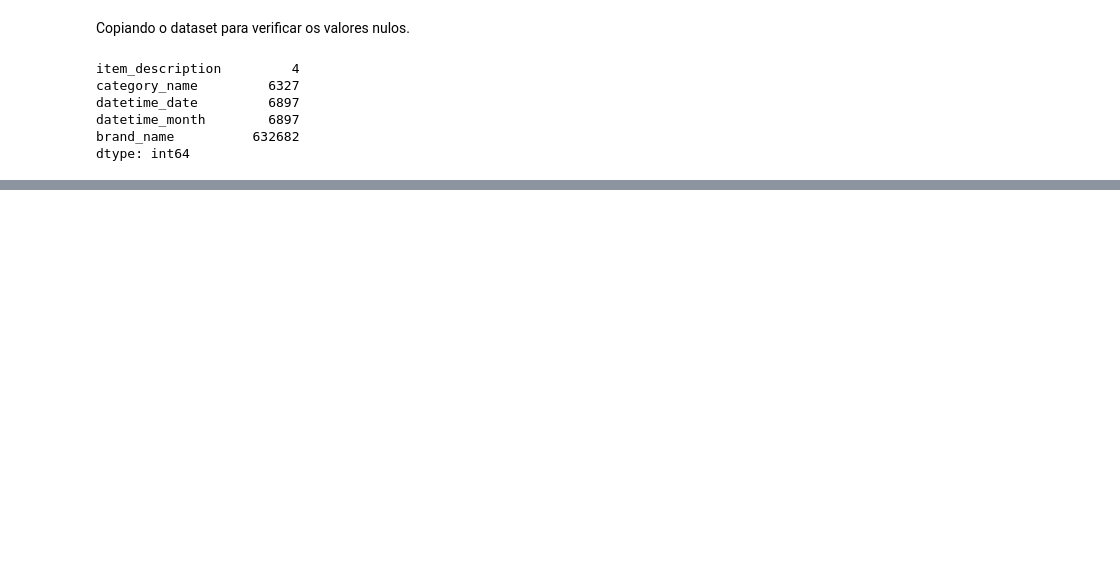
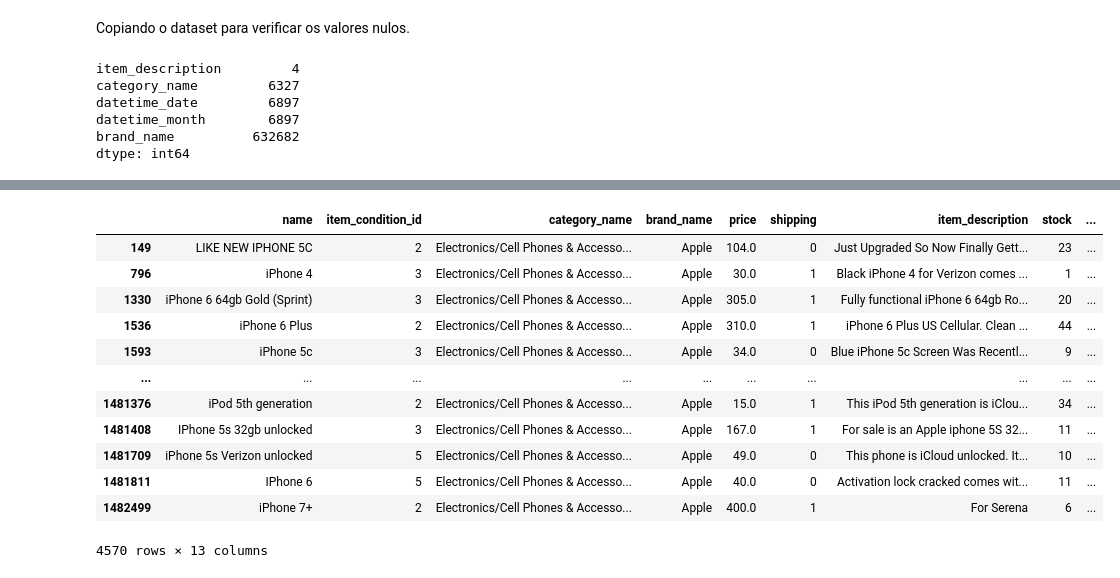
Before and after one commit to anachavesv8/Bootcamp_Blue, a Jupyter notebook: EDA.ipynb, the cells around one changed output, grey strips where cells are left out. Saved outputs shown, nothing was run; the diff lists cells and outputs as text; code cells hidden in the pictures; blank space fills up the shorter version.

```diff
--- a/EDA.ipynb
+++ b/EDA.ipynb
@@ -372,0 +420,16 @@ dtype: int64
+# %%
+Cell
+# %% [output]
+|  | name | item_condition_id | category_name | brand_name | price | shipping | item_description | stock | ... |
+| 149 | LIKE NEW IPHONE 5C | 2 | Electronics/Cell Phones & Accesso... | Apple | 104.0 | 0 | Just Upgraded So Now Finally Gett... | 23 | ... |
+| 796 | iPhone 4 | 3 | Electronics/Cell Phones & Accesso... | Apple | 30.0 | 1 | Black iPhone 4 for Verizon comes ... | 1 | ... |
+| 1330 | iPhone 6 64gb Gold (Sprint) | 3 | Electronics/Cell Phones & Accesso... | Apple | 305.0 | 1 | Fully functional iPhone 6 64gb Ro... | 20 | ... |
+| 1536 | iPhone 6 Plus | 2 | Electronics/Cell Phones & Accesso... | Apple | 310.0 | 1 | iPhone 6 Plus US Cellular. Clean ... | 44 | ... |
+| 1593 | iPhone 5c | 3 | Electronics/Cell Phones & Accesso... | Apple | 34.0 | 0 | Blue iPhone 5c Screen Was Recentl... | 9 | ... |
+| ... | ... | ... | ... | ... | ... | ... | ... | ... | ... |
+| 1481376 | iPod 5th generation | 2 | Electronics/Cell Phones & Accesso... | Apple | 15.0 | 1 | This iPod 5th generation is iClou... | 34 | ... |
+| 1481408 | IPhone 5s 32gb unlocked | 3 | Electronics/Cell Phones & Accesso... | Apple | 167.0 | 1 | For sale is an Apple iphone 5S 32... | 11 | ... |
+| 1481709 | iPhone 5s Verizon unlocked | 5 | Electronics/Cell Phones & Accesso... | Apple | 49.0 | 0 | This phone is iCloud unlocked. It... | 10 | ... |
+| 1481811 | IPhone 6 | 5 | Electronics/Cell Phones & Accesso... | Apple | 40.0 | 0 | Activation lock cracked comes wit... | 11 | ... |
+| 1482499 | iPhone 7+ | 2 | Electronics/Cell Phones & Accesso... | Apple | 400.0 | 1 | For Serena | 6 | ... |
+4570 rows × 13 columns
```
Also changed, not shown: parts of 17 cells of this notebook.
